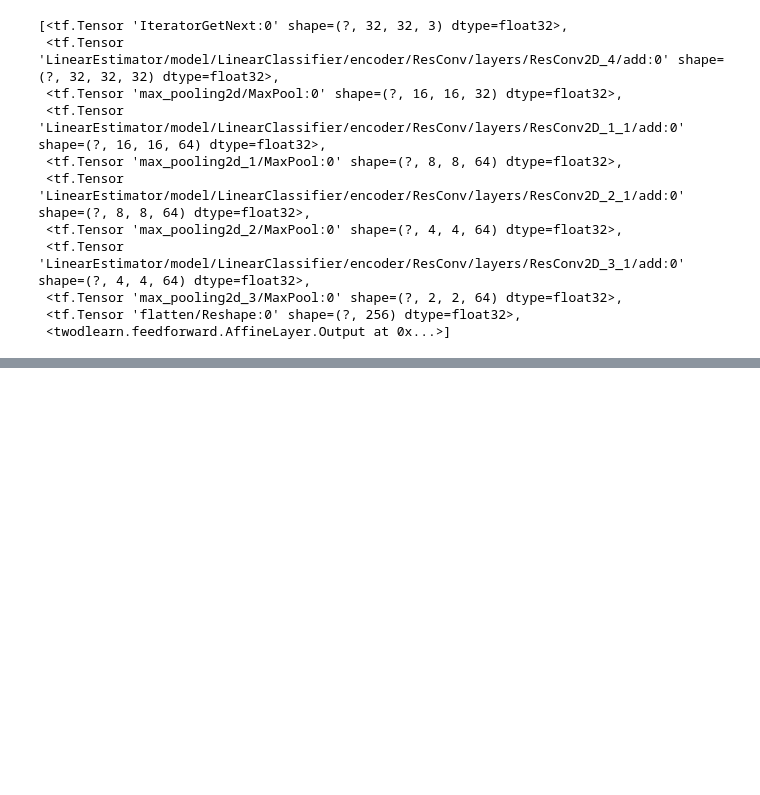
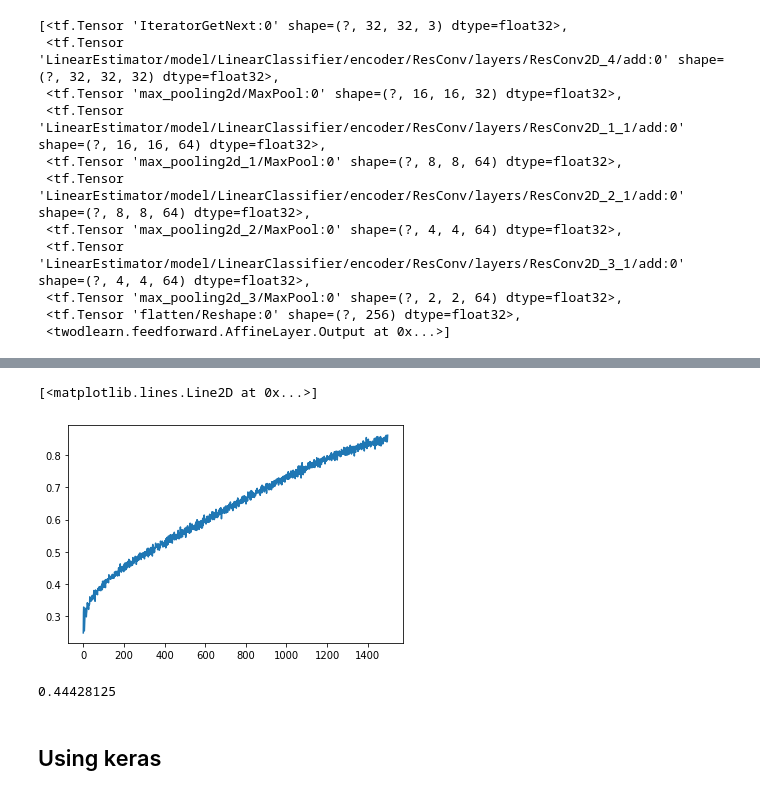
Before and after one commit to danmar3/AssociativeGAN, a Jupyter notebook: notebooks/Encoder.ipynb, the cells around one changed output, grey strips where cells are left out. Cells and saved outputs as stored; diff of their text form; code cells hidden in the pictures; blank space fills up the shorter version.

```diff
--- a/notebooks/Encoder.ipynb
+++ b/notebooks/Encoder.ipynb
@@ -101,0 +245,56 @@ plt.imshow((out['image'][7, ...]+1)/2)
+# %%
+import tensorflow_datasets as tfds
+def load_splits(name, batch_size=128, sparse=False):
+    def load_split(split):
+        dataset = acgan.data.load(
+            name, batch_size, split=split,
+            with_label=True)
+        if not sparse:
+            dataset = acgan.data.to_one_hot(dataset, 10)
+        return tf.compat.v1.data.make_one_shot_iterator(
+            dataset).get_next()
+    return SimpleNamespace(
+        train=load_split(tfds.Split.TRAIN),
+        valid=load_split(tfds.Split.TEST))
+
+data = load_splits('cifar10', sparse=SPARSE)
+train_data = data.train
+valid_data = data.valid
+# %%
+estimator = LinearEstimator(
+    model={'n_classes': 10,
+           'encoder': tdl.stacked.StackedLayers(
+               layers=[tf.keras.layers.Flatten(),
+                       tf.keras.layers.Dense(units=512),
+                       tf.keras.layers.LeakyReLU(0.2)])},
+    loss={'value':('sparse_crossentropy' if SPARSE
+                   else 'crossentropy'),
+          'from_logits': True},
+    metrics={'metrics': ['accuracy'],
+             'from_logits': True, 'sparse': SPARSE},
+    optimizer={'learning_rate': 0.002}
+)
+estimator.compile(train_data['image'], train_data['label'])
+estimator.trainable_variables = tdl.core.get_trainable(estimator.model)
+optim = estimator.get_optimizer(
+    train_data['image'], train_data['label'])
+# %%
+optim.run(n_steps=10000)
+# %%
+import matplotlib.pyplot as plt
+#plt.plot(optim.metrics['loss'].as_numpy())
+plt.plot(optim.metrics['acc'].as_numpy())
+# %% [output]
+[<matplotlib.lines.Line2D at 0x...>]
+[figure, added]
+# %%
+acc = list()
+for i in range(500):
+    valid = sess.run(valid_data)
+    results = estimator.evaluate(inputs=valid['image'], labels=valid['label'])
+    acc.append(results['metrics']['acc'])
+sum(acc)/len(acc)
+# %% [output]
+0.44428125
+# %% [markdown]
+## Using keras
```
Also changed, not shown: parts of 34 cells of this notebook.
